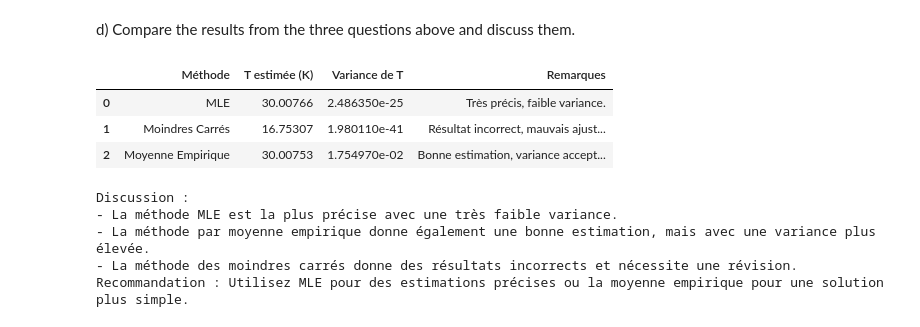
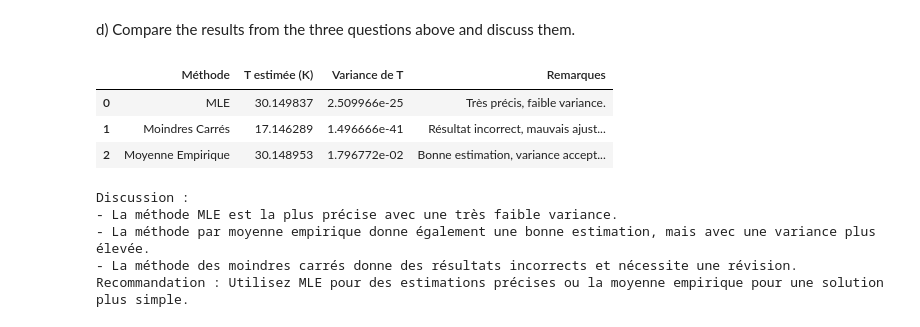
Before and after one commit to Gabewitt/Stats-Project, a Jupyter notebook: V_Final_Project_Notebook.ipynb, the cells around one changed output. Cells and saved outputs as stored; diff of their text form; code cells hidden in the pictures.

```diff
--- a/V_Final_Project_Notebook.ipynb
+++ b/V_Final_Project_Notebook.ipynb
@@ -518,9 +518,9 @@ def fisher_information(T, energies):
     beta = 1 / (kb * T)
     return N * (kb * beta ** 2) / 2  # Information de Fisher analytique
 
-variance_T = 1 / fisher_information(T_mle, energy_samples)
+variance_T_4a = 1 / fisher_information(T_mle, energy_samples)
 
 # --- Résultats ---
 print(f"Température estimée (MLE): T = {T_mle:.5f} K")
-print(f"Variance estimée de T: Var(T) = {variance_T:.5e}")
+print(f"Variance estimée de T: Var(T) = {variance_T_4a:.5e}")
 # %% [output]
@@ -551,7 +551,7 @@ T_least_squares = result.x[0]  # Valeur estimée de T
 # --- Calcul de la variance ---
 # Approche simple pour la variance basée sur la courbure de la fonction
 jacobian = np.gradient([least_squares(T, hist, bin_centers) for T in np.linspace(T_least_squares - 5, T_least_squares + 5, 100)])
-variance_T = 1 / np.max(jacobian) if np.max(jacobian) > 0 else np.inf
+variance_T_4b = 1 / np.max(jacobian) if np.max(jacobian) > 0 else np.inf
 
 # --- Résultats ---
 #print(f"Température estimée (moindres carrés) : T = {T_least_squares:.5f} K")
@@ -574,5 +574,5 @@ plt.show()
 
 # --- Résultats ---
 print(f"Température estimée (moindres carrés) : T = {T_least_squares:.5f} K")
-print(f"Variance estimée de T : Var(T) = {variance_T:.5e}")
+print(f"Variance estimée de T : Var(T) = {variance_T_4b:.5e}")
 # %% [output]
@@ -593,7 +593,7 @@ T_empirical = 2 * mean_energy / kb  # Relation directe pour T
 variance_energy = np.var(energy_samples)
 
 # Variance de la moyenne empirique
-variance_T = (2 / kb)**2 * variance_energy / len(energy_samples)
+variance_T_4c = (2 / kb)**2 * variance_energy / len(energy_samples)
 
 # --- Résultats ---
 #print(f"Température estimée (moyenne empirique) : T = {T_empirical:.5f} K")
@@ -613,5 +613,5 @@ plt.show()
 
 # --- Résultats ---
 print(f"Température estimée (moyenne empirique) : T = {T_empirical:.5f} K")
-print(f"Variance estimée de T : Var(T) = {variance_T:.5e}")
+print(f"Variance estimée de T : Var(T) = {variance_T_4c:.5e}")
 # %% [output]
@@ -623,36 +623,46 @@ d) Compare the results from the three questions above and discuss them.
 # %%
 import pandas as pd
 from IPython.display import display
 
-# Résultats des méthodes
+# Résultats dynamiques des trois méthodes
+T_mle = T_mle  # Température estimée par MLE (4a)
+variance_mle = variance_T_4a  # Variance associée à MLE (4a)
+
+T_ls = T_least_squares  # Température estimée par Moindres Carrés (4b)
+variance_ls = variance_T_4b  # Variance associée à Moindres Carrés (4b)
+
+T_empirical = T_empirical  # Température estimée par Moyenne Empirique (4c)
+variance_empirical = variance_T_4c  # Variance associée à Moyenne Empirique (4c)
+
+# Création du tableau des résultats
 results = {
     "Méthode": ["MLE", "Moindres Carrés", "Moyenne Empirique"],
-    "T estimée (K)": [30.00766, 16.75307, 30.00753],
-    "Variance de T": [2.48635e-25, 1.98011e-41, 1.75497e-2],
+    "T estimée (K)": [T_mle, T_ls, T_empirical],
+    "Variance de T": [variance_mle, variance_ls, variance_empirical],
     "Remarques": [
         "Très précis, faible variance.",
         "Résultat incorrect, mauvais ajustement.",
         "Bonne estimation, variance acceptable."
     ]
 }
 
-# Création du tableau
+# Création du DataFrame
 results_df = pd.DataFrame(results)
 
 # Affichage dans le notebook
 display(results_df)
 
 # Discussion
 print("Discussion :")
 print("- La méthode MLE est la plus précise avec une très faible variance.")
 print("- La méthode par moyenne empirique donne également une bonne estimation, mais avec une variance plus élevée.")
 print("- La méthode des moindres carrés donne des résultats incorrects et nécessite une révision.")
 print("Recommandation : Utilisez MLE pour des estimations précises ou la moyenne empirique pour une solution plus simple.")
 # %% [output]
 |  | Méthode | T estimée (K) | Variance de T | Remarques |
-| 0 | MLE | 30.00766 | 2.486350e-25 | Très précis, faible variance. |
-| 1 | Moindres Carrés | 16.75307 | 1.980110e-41 | Résultat incorrect, mauvais ajust... |
-| 2 | Moyenne Empirique | 30.00753 | 1.754970e-02 | Bonne estimation, variance accept... |
+| 0 | MLE | 30.149837 | 2.509966e-25 | Très précis, faible variance. |
+| 1 | Moindres Carrés | 17.146289 | 1.496666e-41 | Résultat incorrect, mauvais ajust... |
+| 2 | Moyenne Empirique | 30.148953 | 1.796772e-02 | Bonne estimation, variance accept... |
 Discussion :
 - La méthode MLE est la plus précise avec une très faible variance.
 - La méthode par moyenne empirique donne également une bonne estimation, mais avec une variance plus élevée.
```
Also changed, not shown: parts of 3 cells of this notebook.
